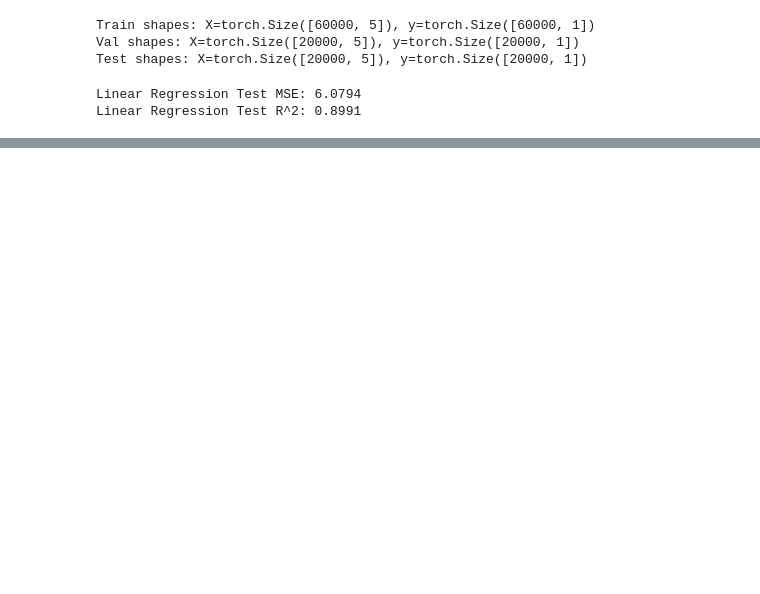
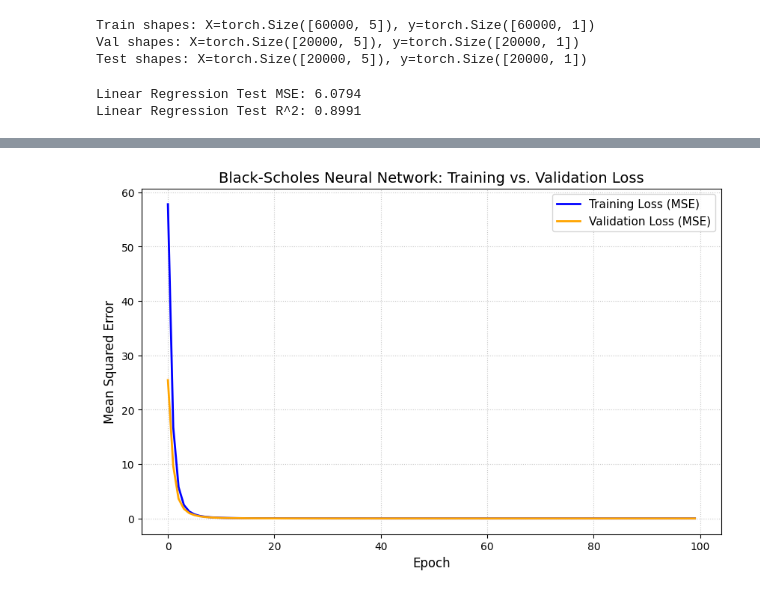
Before and after one commit to yangke34/RSM338-Assignment-6, a Jupyter notebook: RSM338 Assignment 6 Part B.ipynb, the cells around one changed output, grey strips where cells are left out. Cells and saved outputs as stored; diff of their text form; code cells hidden in the pictures; blank space fills up the shorter version.

```diff
--- a/RSM338 Assignment 6 Part B.ipynb
+++ b/RSM338 Assignment 6 Part B.ipynb
@@ -108,0 +116,91 @@ The results of the linear regression appear to be promising at first. The R-squa
+# %%
+import torch.nn as nn
+import torch.optim as optim
+from torch.utils.data import TensorDataset, DataLoader
+import copy
+import matplotlib.pyplot as plt
+import torch
+
+# Set seed for reproducibility
+torch.manual_seed(42)
+
+# 1. Define the Neural Network Architecture
+class BlackScholesNet(nn.Module):
+    def __init__(self, input_size):
+        super(BlackScholesNet, self).__init__()
+        # 3 hidden layers with 64 neurons each provides enough flexibility for the curve
+        self.fc1 = nn.Linear(input_size, 64)
+        self.fc2 = nn.Linear(64, 64)
+        self.fc3 = nn.Linear(64, 64)
+        self.output = nn.Linear(64, 1)
+
+        # Activations required by the assignment
+        self.tanh = nn.Tanh()
+        self.softplus = nn.Softplus()
+
+    def forward(self, x):
+        x = self.tanh(self.fc1(x))
+        x = self.tanh(self.fc2(x))
+        x = self.tanh(self.fc3(x))
+        # Softplus applied only to the final output to ensure price > 0
+        x = self.softplus(self.output(x))
+        return x
+
+# 2. Initialize Model, Loss, and Optimizer
+input_dim = X_train_t.shape[1]
+bs_model = BlackScholesNet(input_dim)
+criterion = nn.MSELoss() # Mean Squared Error for regression
+optimizer = optim.Adam(bs_model.parameters(), lr=0.001)
+
+# 3. Create DataLoaders
+# Using a larger batch size (512) since we have 100,000 rows
+train_dataset = TensorDataset(X_train_t, y_train_t)
+train_loader = DataLoader(train_dataset, batch_size=512, shuffle=True)
+
+epochs = 100
+train_losses = []
+val_losses = []
+best_val_loss = float('inf')
+best_bs_weights = None
+
+# 4. Training Loop
+for epoch in range(epochs):
+    bs_model.train()
+    epoch_train_loss = 0.0
+
+    for batch_X, batch_y in train_loader:
+        optimizer.zero_grad()
+        outputs = bs_model(batch_X)
+        loss = criterion(outputs, batch_y)
+        loss.backward()
+        optimizer.step()
+        epoch_train_loss += loss.item() * batch_X.size(0)
+
+    avg_train_loss = epoch_train_loss / len(train_loader.dataset)
+    train_losses.append(avg_train_loss)
+
+    # Validation Phase
+    bs_model.eval()
+    with torch.no_grad():
+        val_outputs = bs_model(X_val_t)
+        val_loss = criterion(val_outputs, y_val_t).item()
+        val_losses.append(val_loss)
+
+        if val_loss < best_val_loss:
+            best_val_loss = val_loss
+            best_bs_weights = copy.deepcopy(bs_model.state_dict())
+
+    if (epoch + 1) % 10 == 0:
+        print(f'Epoch [{epoch+1}/{epochs}], Train MSE: {avg_train_loss:.4f}, Val MSE: {val_loss:.4f}')
+
+# 5. Plotting the Loss Curves
+plt.figure(figsize=(10, 6))
+plt.plot(train_losses, label='Training Loss (MSE)', color='blue', linewidth=2)
+plt.plot(val_losses, label='Validation Loss (MSE)', color='orange', linewidth=2)
+plt.title('Black-Scholes Neural Network: Training vs. Validation Loss', fontsize=14)
+plt.xlabel('Epoch', fontsize=12)
+plt.ylabel('Mean Squared Error', fontsize=12)
+plt.legend(fontsize=11)
+plt.grid(True, linestyle=':', alpha=0.7)
+plt.show()
+# %% [output]
@@ -108,0 +217 @@ The results of the linear regression appear to be promising at first. The R-squa
+[figure, added]
```
Also changed, not shown: parts of 6 cells of this notebook.
